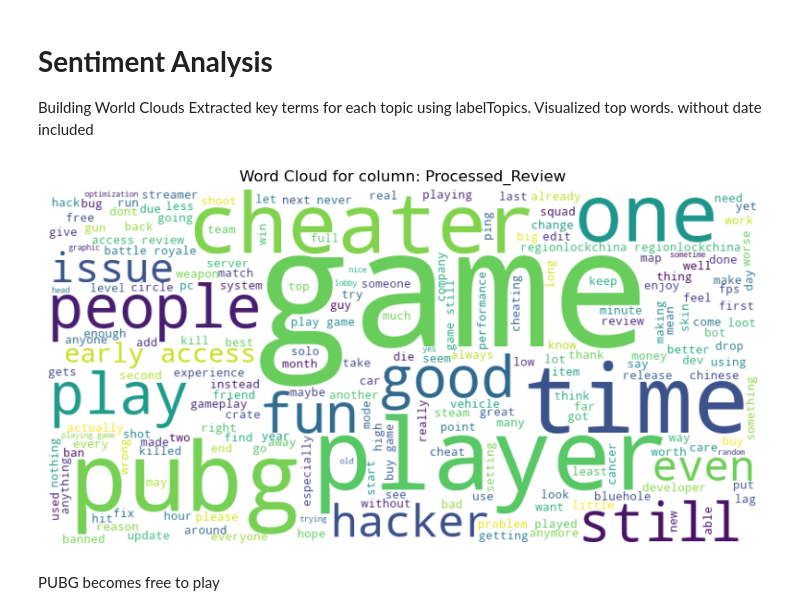
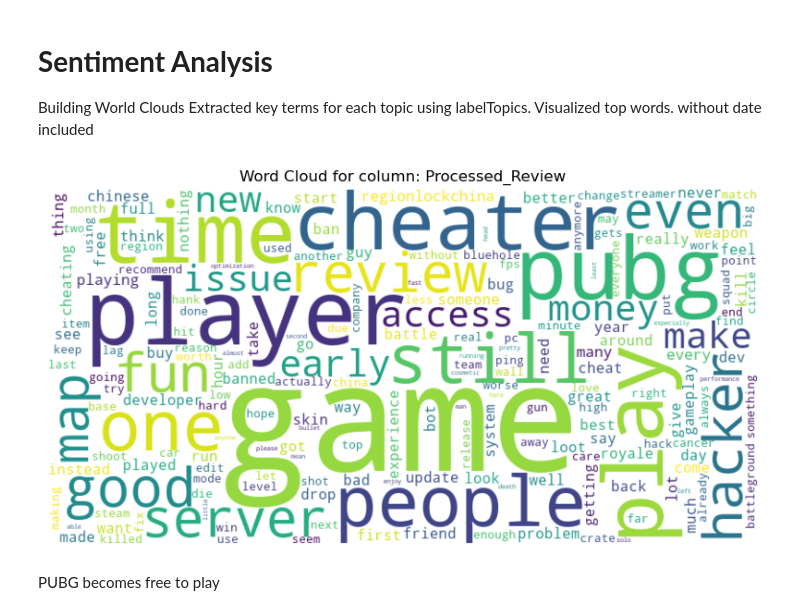
Before and after one commit to s193724/MINITRI_Project_2, a Jupyter notebook: PROJECT_PUBG.ipynb, the cells around one changed output. Saved outputs shown, nothing was run; the diff lists cells and outputs as text; code cells hidden in the pictures.

```diff
--- a/PROJECT_PUBG.ipynb
+++ b/PROJECT_PUBG.ipynb
@@ -276,29 +272,29 @@ without date included
 # %%
 import pandas as pd
 from wordcloud import WordCloud
 import matplotlib.pyplot as plt
 
 data = pd.read_csv('PUBG_cleaned_processed_reviews.csv')# Select the column with text (e.g., 'review_text')
 text_column = 'Processed_Review'
 text_data = data[text_column].dropna().astype(str).str.cat(sep=' ')
 
 # Generate the word cloud
 wordcloud = WordCloud(
     width=800,
     height=400,
     background_color='white',
     max_words=200,
-    collocations=True  # Avoid duplicate phrases
+    collocations=False  # Avoid duplicate phrases
 ).generate(text_data)
 
 # Display the word cloud
 plt.figure(figsize=(10, 5))
 plt.imshow(wordcloud, interpolation='bilinear')
 plt.axis('off')
 plt.title(f'Word Cloud for column: {text_column}')
 plt.show()
 # %% [output]
-[figure, old version]
+[figure, new version]
 # %% [markdown]
 PUBG becomes free to play
 # %%
```
Also changed, not shown: parts of 4 cells of this notebook.
